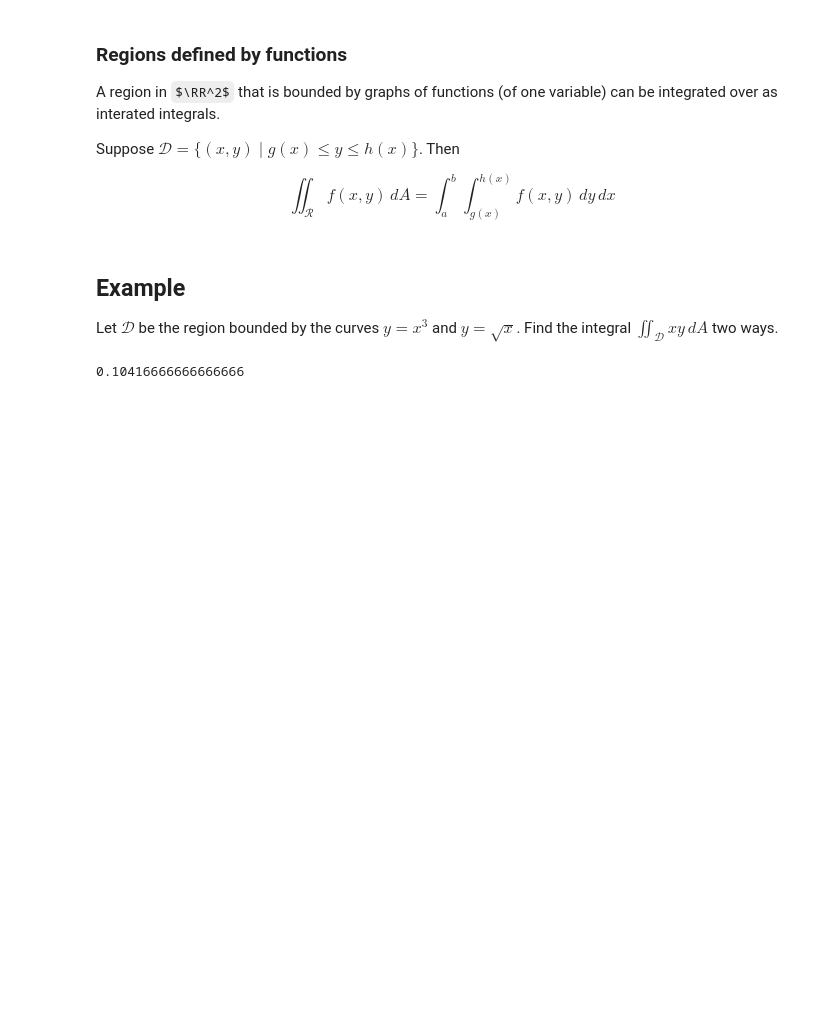
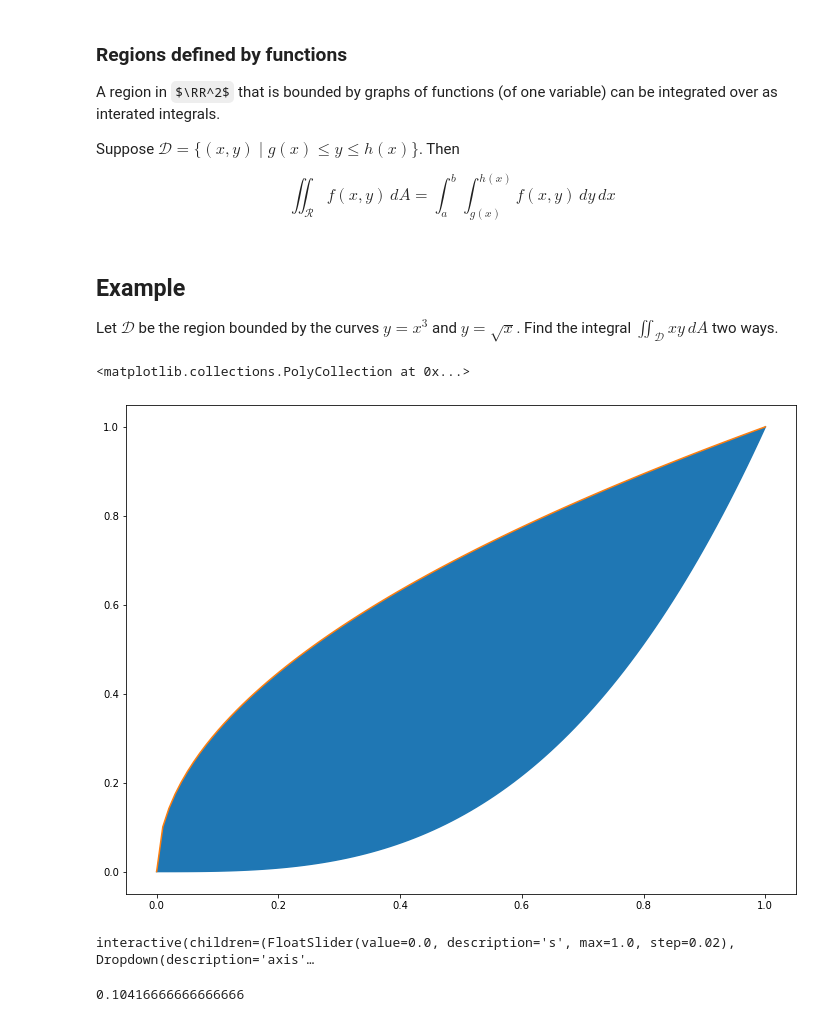
Before and after one commit to drewyoungren/mvc-f19, a Jupyter notebook: slides/mvc-L14.ipynb, the cells around one changed output. Saved outputs shown, nothing was run; the diff lists cells and outputs as text; code cells hidden in the pictures; some formulas as TeX source; blank space fills up the shorter version.

```diff
--- a/slides/mvc-L14.ipynb
+++ b/slides/mvc-L14.ipynb
@@ -323,6 +326,30 @@ $$\iint_\mathcal{R} f(x,y) \,dA = \int_a^b \int_{g(x)}^{h(x)} f(x,y)\,dy\,dx$$
 ## Example
 
 Let $\mathcal{D}$ be the region bounded by the curves $y=x^3$ and $y=\sqrt{x}$. Find the integral $\iint_\mathcal{D} x y\,dA$ two ways.
+# %%
+x = np.linspace(0,1,100)
+y1 = x**3
+y2 = sqrt(x)
+plt.plot(x,y1,x,y2)
+plt.gca().fill_between(x,y1,y2);
+# %% [output]
+<matplotlib.collections.PolyCollection at 0x...>
+[figure, added]
+# %%
+@interact
+def _(s=(0,1,.02),axis=['x','y']):
+    x = np.linspace(0,1,100)
+    y1 = x**3
+    y2 = sqrt(x)
+    plt.plot(x,y1,x,y2)
+    ax = plt.gca()
+    ax.fill_between(x,y1,y2);
+    if axis == 'x':
+        ax.add_patch(Rectangle([s-.01,s**3],.02,sqrt(s)-s**3,color='red',alpha=.8))
+    else:
+        ax.add_patch(Rectangle([s**2,s-.01],s**(1/3)-s**2,.02,color='red',alpha=.8))
+# %% [output]
+interactive(children=(FloatSlider(value=0.0, description='s', max=1.0, step=0.02), Dropdown(description='axis'…
 # %%
 f = lambda x,y: x*y
 g = lambda x: x**3
```
Also changed, not shown: parts of 1 cell of this notebook.
